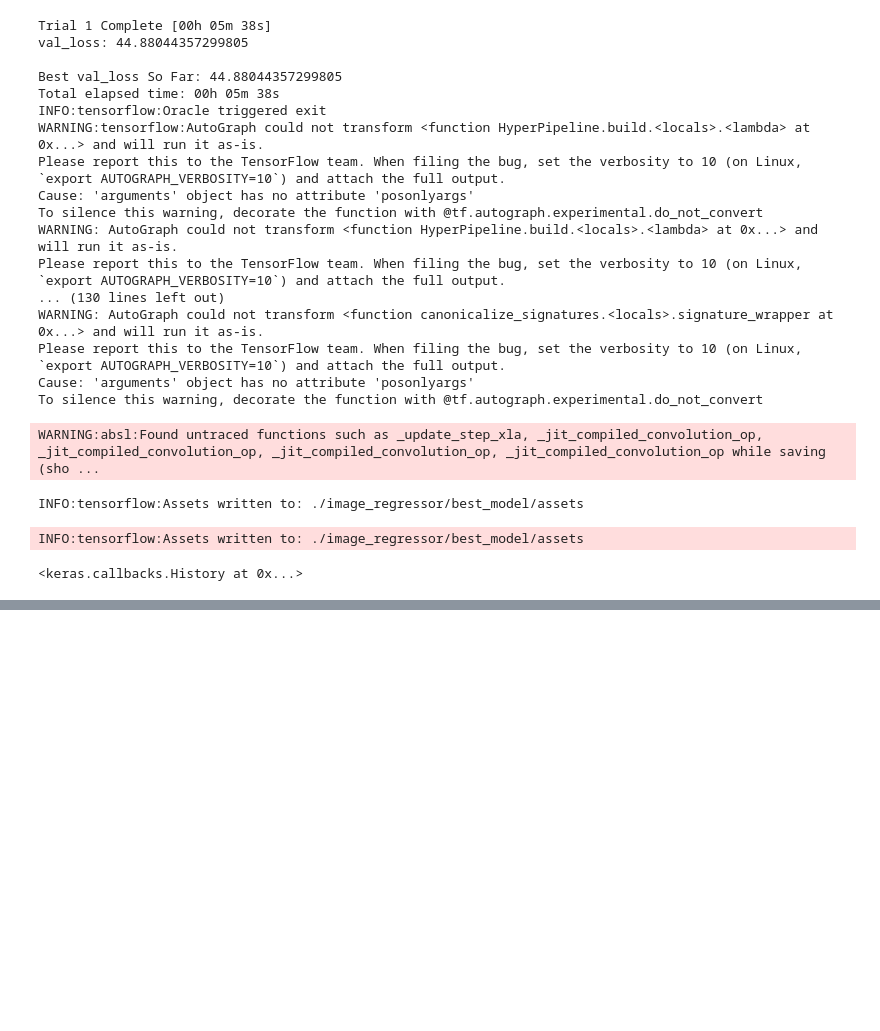
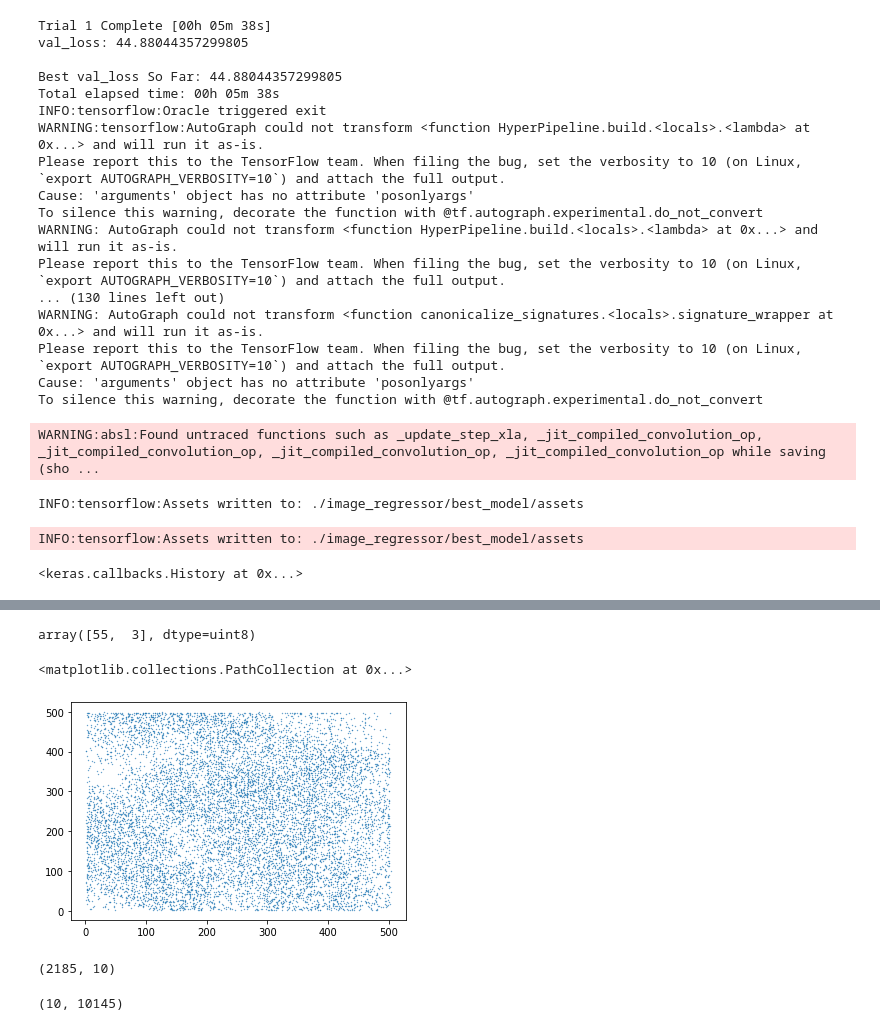
Before and after one commit to mariakesa/CommunicationSubspaces, a Jupyter notebook: 2800images.ipynb, the cells around one changed output, grey strips where cells are left out. Drawn from its saved outputs; the diff is of its cells as text; code cells hidden in the pictures; blank space fills up the shorter version.

```diff
--- a/2800images.ipynb
+++ b/2800images.ipynb
@@ -236,0 +261,23 @@ KeyboardInterrupt:
+# %%
+stat = mat['stat']['med']
+# %%
+stat[0][0][0]
+# %% [output]
+array([55,  3], dtype=uint8)
+# %%
+ypos = np.array([stat[n][0][0][0] for n in range(len(stat))])
+# (notice the python list comprehension [X(n) for n in range(N)])
+xpos = np.array([stat[n][0][0][1] for n in range(len(stat))])
+# %%
+plt.scatter(xpos,ypos,s=0.1)
+# %% [output]
+<matplotlib.collections.PathCollection at 0x...>
+[figure, added]
+# %%
+from sklearn.decomposition import PCA
+
+pca=PCA(n_components=10).fit(y_train)
+pcs=pca.transform(y_test)
+print(pcs.shape)
+# %% [output]
+(2185, 10)
@@ -236,0 +286,4 @@ KeyboardInterrupt:
+# %%
+print(comps.shape)
+# %% [output]
+(10, 10145)
```
Also changed, not shown: parts of 25 cells of this notebook.
